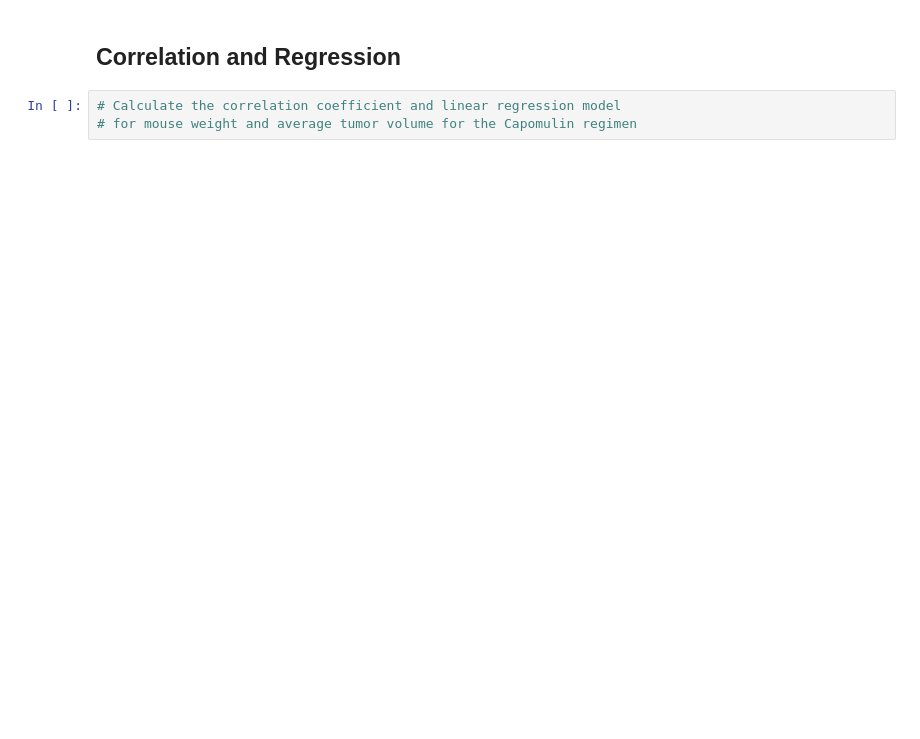
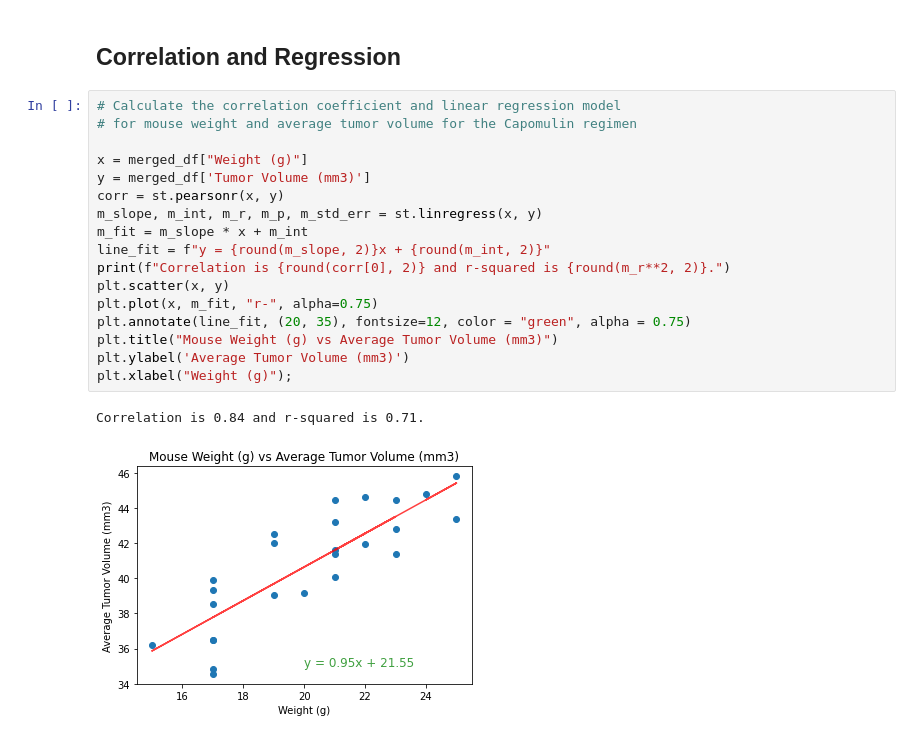
Before and after one commit to paulywog13/Matplotlib-Homework, a Jupyter notebook: Pymaceuticals/pymaceuticals_starter.ipynb, the cells around one changed output. Saved outputs shown, nothing was run; the diff lists cells and outputs as text; blank space fills up the shorter version.

```diff
--- a/Pymaceuticals/pymaceuticals_starter.ipynb
+++ b/Pymaceuticals/pymaceuticals_starter.ipynb
@@ -272,5 +308,22 @@ AttributeError: 'Series' object has no attribute 'quartile'
 # %% [markdown]
 ## Correlation and Regression
-# %%
-# Calculate the correlation coefficient and linear regression model
-# for mouse weight and average tumor volume for the Capomulin regimen
+# %%
+# Calculate the correlation coefficient and linear regression model
+# for mouse weight and average tumor volume for the Capomulin regimen
+
+x = merged_df["Weight (g)"]
+y = merged_df['Tumor Volume (mm3)']
+corr = st.pearsonr(x, y)
+m_slope, m_int, m_r, m_p, m_std_err = st.linregress(x, y)
+m_fit = m_slope * x + m_int
+line_fit = f"y = {round(m_slope, 2)}x + {round(m_int, 2)}"
+print(f"Correlation is {round(corr[0], 2)} and r-squared is {round(m_r**2, 2)}.")
+plt.scatter(x, y)
+plt.plot(x, m_fit, "r-", alpha=0.75)
+plt.annotate(line_fit, (20, 35), fontsize=12, color = "green", alpha = 0.75)
+plt.title("Mouse Weight (g) vs Average Tumor Volume (mm3)")
+plt.ylabel('Average Tumor Volume (mm3)')
+plt.xlabel("Weight (g)");
+# %% [output]
+Correlation is 0.84 and r-squared is 0.71.
+[figure, added]
```
Also changed, not shown: parts of 6 cells of this notebook.
